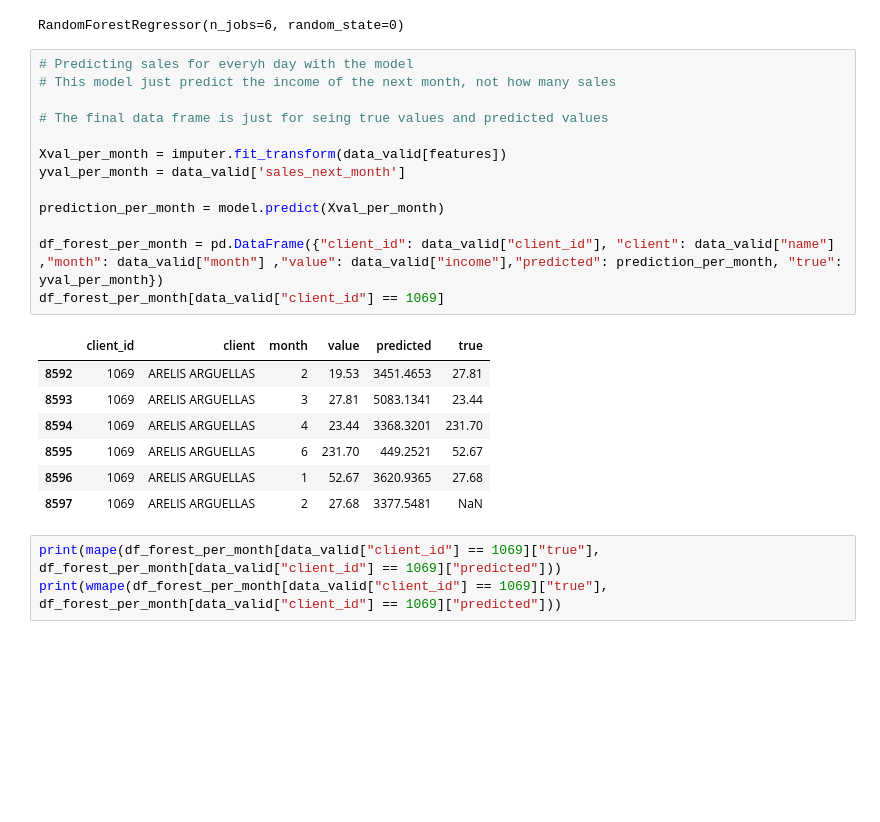
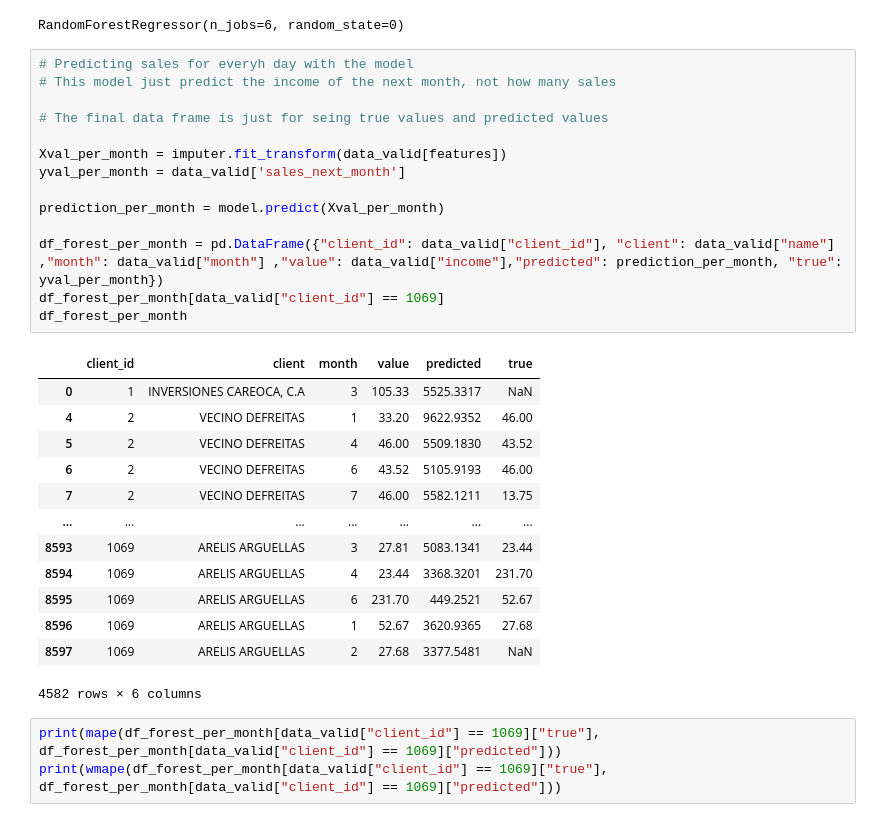
Before and after one commit to fjrp1412/machine-learning-dicascada, a Jupyter notebook: notebooks/clients/model_per_month.ipynb, the cells around one changed output. Drawn from its saved outputs; the diff is of its cells as text; blank space fills up the shorter version.

```diff
--- a/notebooks/clients/model_per_month.ipynb
+++ b/notebooks/clients/model_per_month.ipynb
@@ -214,24 +214,31 @@ RandomForestRegressor(n_jobs=6, random_state=0)
 # %%
 # Predicting sales for everyh day with the model
 # This model just predict the income of the next month, not how many sales
 
 # The final data frame is just for seing true values and predicted values
 
 Xval_per_month = imputer.fit_transform(data_valid[features])
 yval_per_month = data_valid['sales_next_month']
 
 prediction_per_month = model.predict(Xval_per_month)
 
 df_forest_per_month = pd.DataFrame({"client_id": data_valid["client_id"], "client": data_valid["name"] ,"month": data_valid["month"] ,"value": data_valid["income"],"predicted": prediction_per_month, "true": yval_per_month})
 df_forest_per_month[data_valid["client_id"] == 1069]
+df_forest_per_month
 # %% [output]
 |  | client_id | client | month | value | predicted | true |
-| 8592 | 1069 | ARELIS ARGUELLAS | 2 | 19.53 | 3451.4653 | 27.81 |
+| 0 | 1 | INVERSIONES CAREOCA, C.A | 3 | 105.33 | 5525.3317 | NaN |
+| 4 | 2 | VECINO DEFREITAS | 1 | 33.20 | 9622.9352 | 46.00 |
+| 5 | 2 | VECINO DEFREITAS | 4 | 46.00 | 5509.1830 | 43.52 |
+| 6 | 2 | VECINO DEFREITAS | 6 | 43.52 | 5105.9193 | 46.00 |
+| 7 | 2 | VECINO DEFREITAS | 7 | 46.00 | 5582.1211 | 13.75 |
+| ... | ... | ... | ... | ... | ... | ... |
 | 8593 | 1069 | ARELIS ARGUELLAS | 3 | 27.81 | 5083.1341 | 23.44 |
 | 8594 | 1069 | ARELIS ARGUELLAS | 4 | 23.44 | 3368.3201 | 231.70 |
 | 8595 | 1069 | ARELIS ARGUELLAS | 6 | 231.70 | 449.2521 | 52.67 |
 | 8596 | 1069 | ARELIS ARGUELLAS | 1 | 52.67 | 3620.9365 | 27.68 |
 | 8597 | 1069 | ARELIS ARGUELLAS | 2 | 27.68 | 3377.5481 | NaN |
+4582 rows × 6 columns
 # %%
 print(mape(df_forest_per_month[data_valid["client_id"] == 1069]["true"], df_forest_per_month[data_valid["client_id"] == 1069]["predicted"]))
 print(wmape(df_forest_per_month[data_valid["client_id"] == 1069]["true"], df_forest_per_month[data_valid["client_id"] == 1069]["predicted"]))
```
Also changed, not shown: parts of 3 cells of this notebook, 2 other files.
